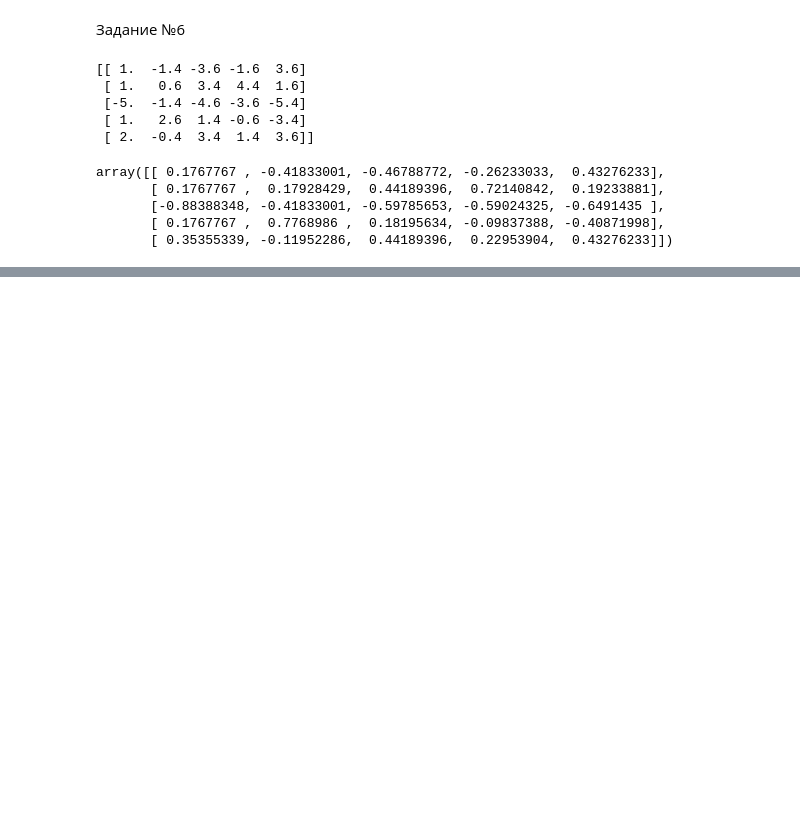
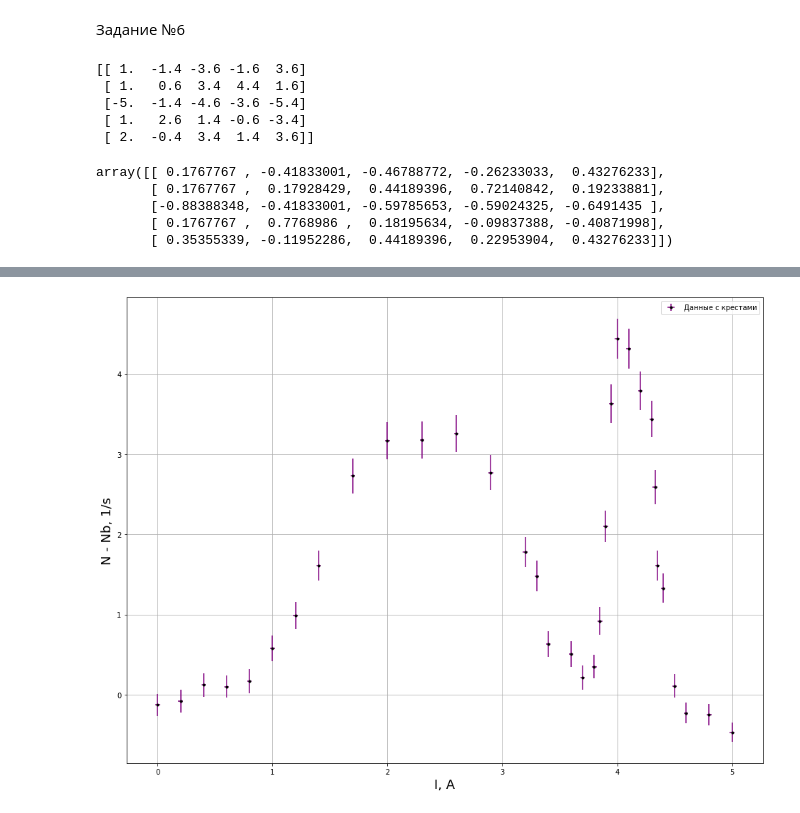
Before and after one commit to asenka239/compMath, a Jupyter notebook: Home_task_№1.ipynb, the cells around one changed output, grey strips where cells are left out. Saved outputs shown, nothing was run; the diff lists cells and outputs as text; code cells hidden in the pictures; blank space fills up the shorter version.

```diff
--- a/Home_task_№1.ipynb
+++ b/Home_task_№1.ipynb
@@ -142,0 +185,10 @@ array([[ 0.1767767 , -0.41833001, -0.46788772, -0.26233033,  0.43276233],
+# %%
+data = read_excel("N.xlsx")
+
+I = data['I, A']
+NmNf = data['N-Nf']
+
+dA = data['dA, A']
+dNmNf = data['d(N-Nf)']
+
+data.head()
@@ -142,0 +202,11 @@ array([[ 0.1767767 , -0.41833001, -0.46788772, -0.26233033,  0.43276233],
+# %%
+plt.figure(figsize=[16, 12])
+plt.errorbar(I, NmNf, fmt='.k', ecolor='purple',
+             xerr=dA, yerr=dNmNf, label=u'Данные c крестами', )
+plt.xlabel('I, A', fontsize=18)
+plt.ylabel('N - Nb, 1/s', fontsize=18)
+plt.grid(True)
+plt.legend()
+plt.show()
+# %% [output]
+[figure, added]
```
Also changed, not shown: parts of 20 cells of this notebook.
